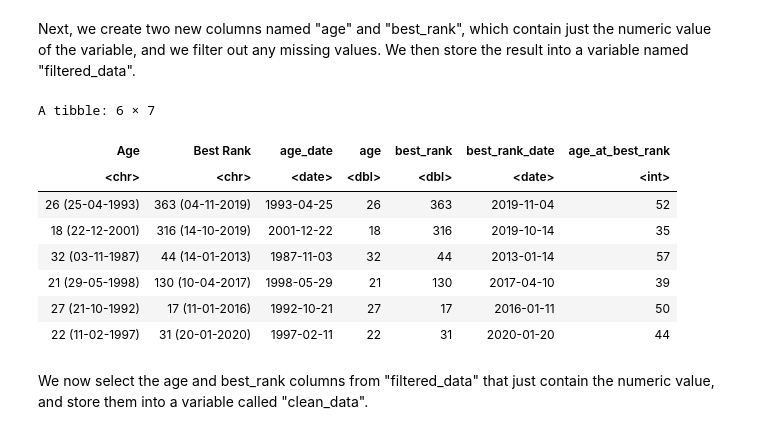
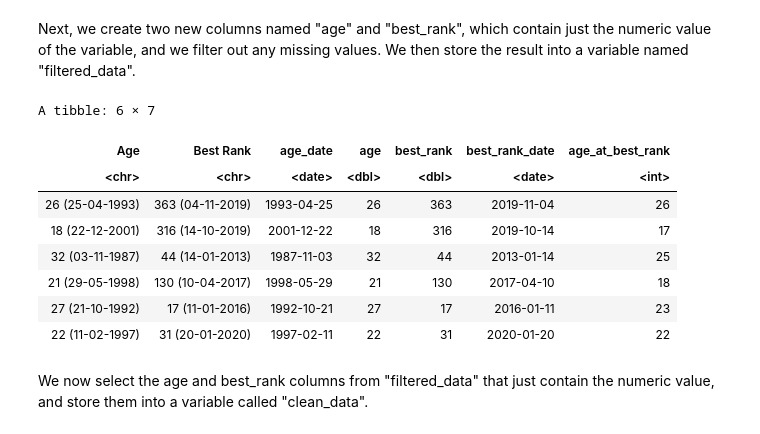
Before and after one commit to racheldemello/dsci-100-2023w-group39-007, a Jupyter notebook: ProjectReport.ipynb, the cells around one changed output. Saved outputs shown, nothing was run; the diff lists cells and outputs as text; code cells hidden in the pictures.

```diff
--- a/ProjectReport.ipynb
+++ b/ProjectReport.ipynb
@@ -46,32 +46,32 @@ Next, we create two new columns named "age" and "best_rank", which contain just
 # %%
 #filtered_data_1 <- select(tennis_data, "Age", "Best Rank") |>
 #                filter(!is.na(`Age`)) |>
 #                filter(!is.na(`Best Rank`)) |>
 #                mutate(age = as.numeric(gsub("\\s*\\(.*\\)", "", Age)),
 #                       best_rank = as.numeric(gsub("\\s*\\(.*\\)", "",`Best Rank`)))
 #head(filtered_data)
 
 
 
 filtered_data <- select(tennis_data, "Age", "Best Rank") |>
                 filter(!is.na(`Age`)) |>
                 filter(!is.na(`Best Rank`)) |>
                 mutate(age_date = as.Date(gsub(".*\\((.*)\\).*", "\\1", Age), format="%d-%m-%Y"),
                        age = as.numeric(gsub("\\s*\\(.*\\)", "", Age)),
                        best_rank = as.numeric(gsub("\\s*\\(.*\\)", "",`Best Rank`)),
                        best_rank_date = as.Date(gsub(".*\\((.*)\\).*", "\\1", `Best Rank`), format="%d-%m-%Y")) |>
-                mutate(age_at_best_rank = as.integer(age + difftime(best_rank_date, age_date, units="days")/365))
+                mutate(age_at_best_rank = as.integer(difftime(best_rank_date, age_date, units="days")/365))
 head(filtered_data)
 # %% [output]
 A tibble: 6 × 7
 | Age | Best Rank | age_date | age | best_rank | best_rank_date | age_at_best_rank |
 | <chr> | <chr> | <date> | <dbl> | <dbl> | <date> | <int> |
-| 26 (25-04-1993) | 363 (04-11-2019) | 1993-04-25 | 26 | 363 | 2019-11-04 | 52 |
-| 18 (22-12-2001) | 316 (14-10-2019) | 2001-12-22 | 18 | 316 | 2019-10-14 | 35 |
-| 32 (03-11-1987) | 44 (14-01-2013) | 1987-11-03 | 32 | 44 | 2013-01-14 | 57 |
-| 21 (29-05-1998) | 130 (10-04-2017) | 1998-05-29 | 21 | 130 | 2017-04-10 | 39 |
-| 27 (21-10-1992) | 17 (11-01-2016) | 1992-10-21 | 27 | 17 | 2016-01-11 | 50 |
-| 22 (11-02-1997) | 31 (20-01-2020) | 1997-02-11 | 22 | 31 | 2020-01-20 | 44 |
+| 26 (25-04-1993) | 363 (04-11-2019) | 1993-04-25 | 26 | 363 | 2019-11-04 | 26 |
+| 18 (22-12-2001) | 316 (14-10-2019) | 2001-12-22 | 18 | 316 | 2019-10-14 | 17 |
+| 32 (03-11-1987) | 44 (14-01-2013) | 1987-11-03 | 32 | 44 | 2013-01-14 | 25 |
+| 21 (29-05-1998) | 130 (10-04-2017) | 1998-05-29 | 21 | 130 | 2017-04-10 | 18 |
+| 27 (21-10-1992) | 17 (11-01-2016) | 1992-10-21 | 27 | 17 | 2016-01-11 | 23 |
+| 22 (11-02-1997) | 31 (20-01-2020) | 1997-02-11 | 22 | 31 | 2020-01-20 | 22 |
 # %% [markdown]
 We now select the age and best_rank columns from "filtered_data" that just contain the numeric value, and store them into a variable called "clean_data".
 # %%
```
